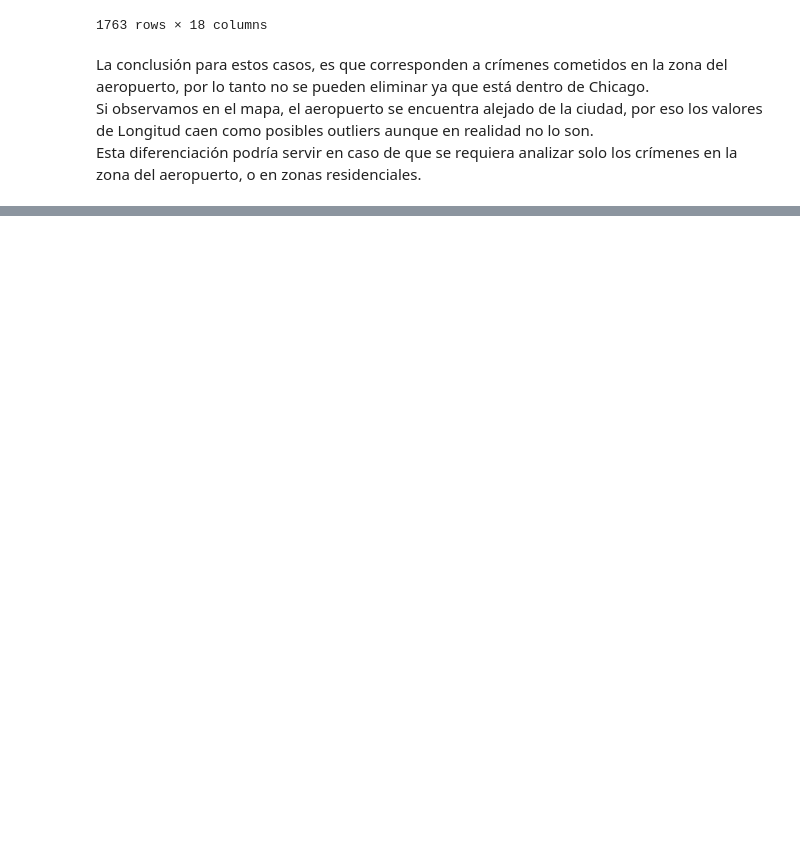
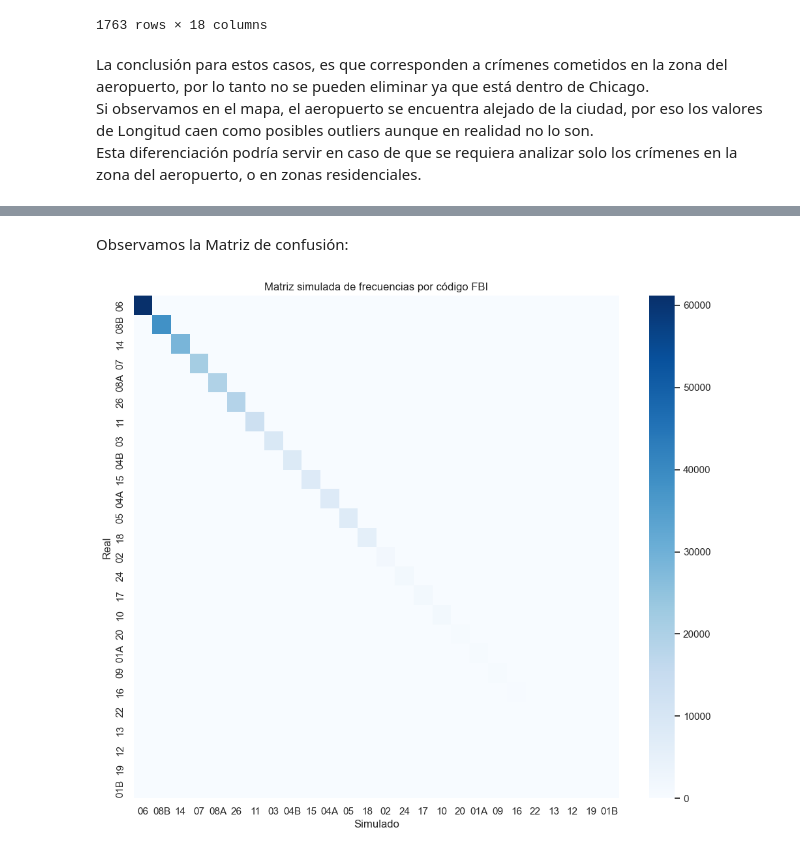
Before and after one commit to gjmv/CEIA_2025_B2_AdD_TP, a Jupyter notebook: TP.ipynb, the cells around one changed output, grey strips where cells are left out. Drawn from its saved outputs; the diff is of its cells as text; code cells hidden in the pictures; blank space fills up the shorter version.

```diff
--- a/TP.ipynb
+++ b/TP.ipynb
@@ -752,0 +794,20 @@ Esta diferenciación podría servir en caso de que se requiera analizar solo los
+# %% [markdown]
+Observamos la Matriz de confusión:
+# %%
+# Contar ocurrencias por clase
+counts = df_csv['FBI Code'].value_counts()
+
+# Crear matriz de confusión simulada
+conf_matrix = pd.DataFrame(0, index=counts.index, columns=counts.index)
+for code in counts.index:
+    conf_matrix.loc[code, code] = counts[code]
+
+# Visualizar con heatmap
+plt.figure(figsize=(12, 10))
+sns.heatmap(conf_matrix, annot=False, fmt="d", cmap="Blues", cbar=True)
+plt.title("Matriz simulada de frecuencias por código FBI")
+plt.xlabel("Simulado")
+plt.ylabel("Real")
+plt.show()
+# %% [output]
+[figure, added]
```
Also changed, not shown: parts of 9 cells of this notebook.
